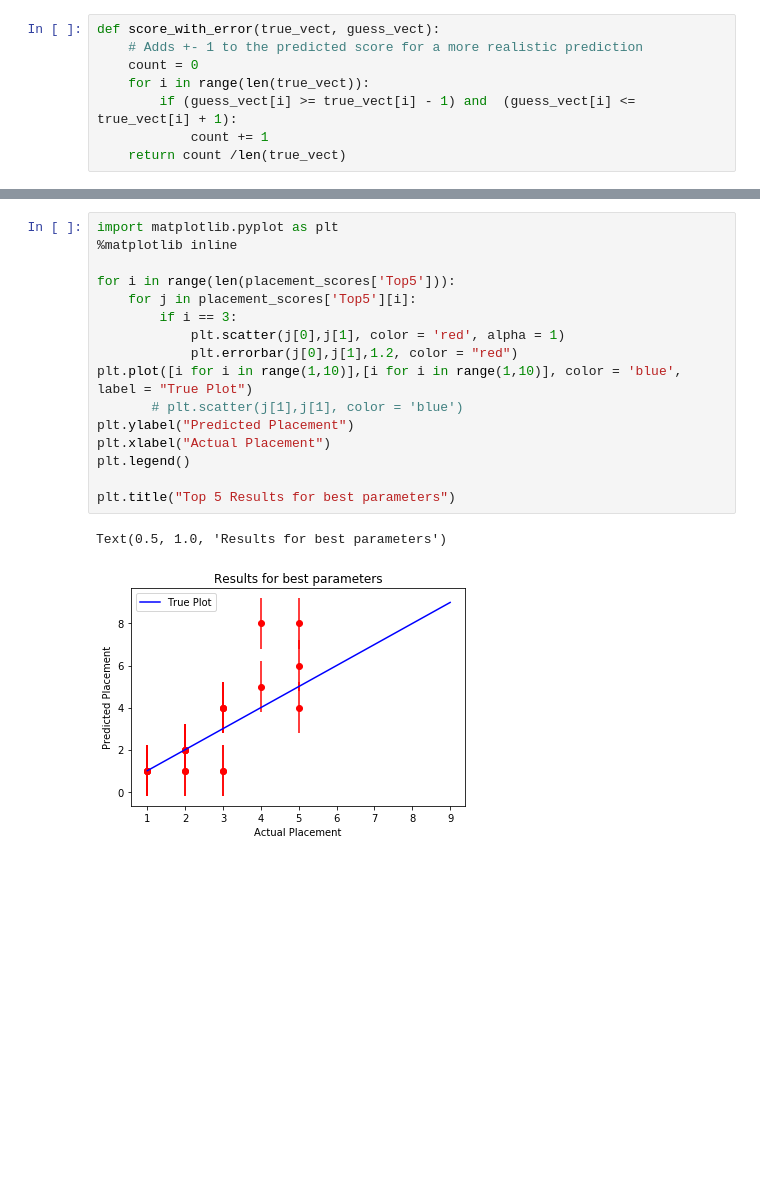
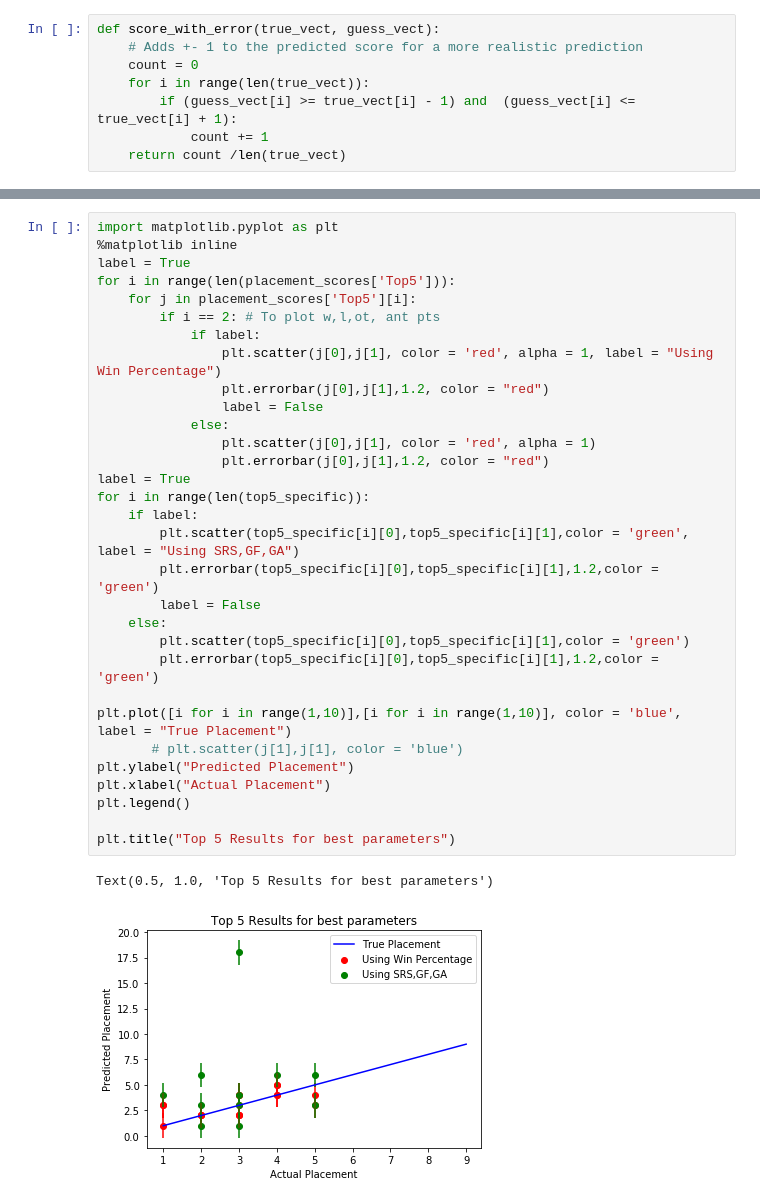
Before and after one commit to daviso42/CMSE202_Final_Project, a Jupyter notebook: TeamClass.ipynb, the cells around one changed output, grey strips where cells are left out. Drawn from its saved outputs; the diff is of its cells as text; blank space fills up the shorter version.

Commit message:
added rest of parts and added to plots

```diff
--- a/TeamClass.ipynb
+++ b/TeamClass.ipynb
@@ -184,20 +228,35 @@ for i in range(len(score)):
 # %%
 import matplotlib.pyplot as plt
 %matplotlib inline
-
+label = True
 for i in range(len(placement_scores['Top5'])):
     for j in placement_scores['Top5'][i]:
-        if i == 3:
-            plt.scatter(j[0],j[1], color = 'red', alpha = 1)
-            plt.errorbar(j[0],j[1],1.2, color = "red")
-plt.plot([i for i in range(1,10)],[i for i in range(1,10)], color = 'blue', label = "True Plot")
+        if i == 2: # To plot w,l,ot, ant pts
+            if label:
+                plt.scatter(j[0],j[1], color = 'red', alpha = 1, label = "Using Win Percentage")
+                plt.errorbar(j[0],j[1],1.2, color = "red")
+                label = False
+            else:
+                plt.scatter(j[0],j[1], color = 'red', alpha = 1)
+                plt.errorbar(j[0],j[1],1.2, color = "red")
+label = True
+for i in range(len(top5_specific)):
+    if label:
+        plt.scatter(top5_specific[i][0],top5_specific[i][1],color = 'green', label = "Using SRS,GF,GA")
+        plt.errorbar(top5_specific[i][0],top5_specific[i][1],1.2,color = 'green')
+        label = False
+    else:
+        plt.scatter(top5_specific[i][0],top5_specific[i][1],color = 'green')
+        plt.errorbar(top5_specific[i][0],top5_specific[i][1],1.2,color = 'green')
+
+plt.plot([i for i in range(1,10)],[i for i in range(1,10)], color = 'blue', label = "True Placement")
        # plt.scatter(j[1],j[1], color = 'blue')
 plt.ylabel("Predicted Placement")
 plt.xlabel("Actual Placement")
 plt.legend()
 
 plt.title("Top 5 Results for best parameters")
 # %% [output]
-Text(0.5, 1.0, 'Results for best parameters')
+Text(0.5, 1.0, 'Top 5 Results for best parameters')
-[figure, old version]
+[figure, new version]
 # %%
```
Also changed, not shown: parts of 11 cells of this notebook.
